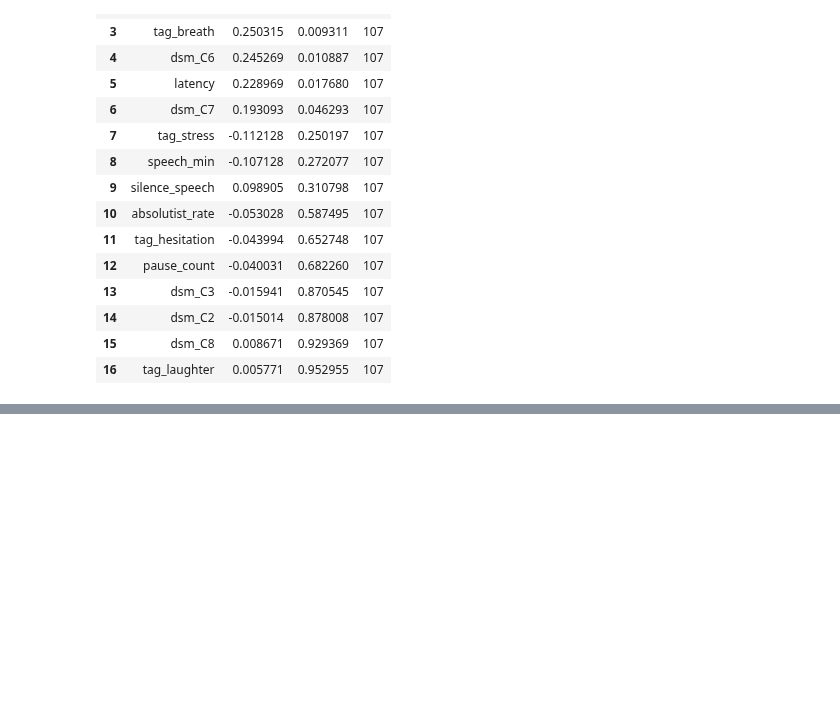
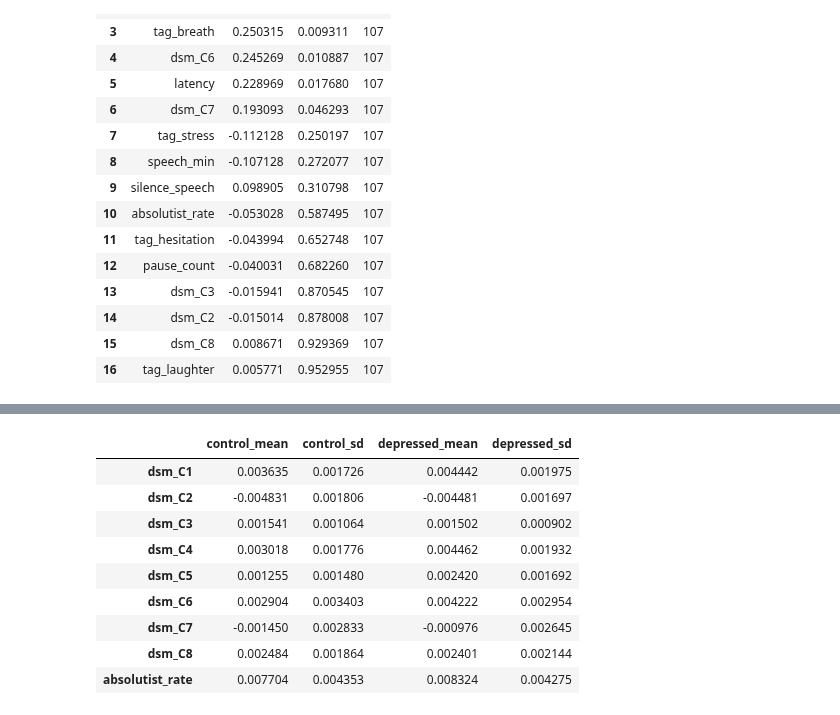
Before and after one commit to xnes/depression-gnn, a Jupyter notebook: notebooks/01_dataset_eda.ipynb, the cells around one changed output, grey strips where cells are left out. Saved outputs shown, nothing was run; the diff lists cells and outputs as text; code cells hidden in the pictures; blank space fills up the shorter version.

```diff
--- a/notebooks/01_dataset_eda.ipynb
+++ b/notebooks/01_dataset_eda.ipynb
@@ -192,0 +198,29 @@ direction
+# %%
+import numpy as np
+OUTPUT_DIR = '/content/drive/MyDrive/Colab Notebooks/outputs/paper1/v2'   # outside the repository
+os.makedirs(OUTPUT_DIR, exist_ok=True)
+crit_cols = [c for c in cohorts['daic_train'].features.columns if c.startswith('dsm_')] + ['absolutist_rate']
+
+pool_parts = [cohorts['daic_train'], cohorts['daic_dev']]
+pool_feats = pd.concat([c.features.loc[c.ids, crit_cols] for c in pool_parts])
+pool_y = np.concatenate([c.y for c in pool_parts])
+reference = pd.DataFrame({
+    'control_mean': pool_feats[pool_y == 0].mean(), 'control_sd': pool_feats[pool_y == 0].std(),
+    'depressed_mean': pool_feats[pool_y == 1].mean(), 'depressed_sd': pool_feats[pool_y == 1].std(),
+})
+reference.to_csv(OUT / 'dsm5_reference_pool.csv')
+
+test_c = cohorts['daic_test']
+test_c.features.loc[test_c.ids, crit_cols].to_csv(f'{OUTPUT_DIR}/criterion_scores_daic_test.csv')
+reference
+# %% [output]
+|  | control_mean | control_sd | depressed_mean | depressed_sd |
+| dsm_C1 | 0.003635 | 0.001726 | 0.004442 | 0.001975 |
+| dsm_C2 | -0.004831 | 0.001806 | -0.004481 | 0.001697 |
+| dsm_C3 | 0.001541 | 0.001064 | 0.001502 | 0.000902 |
+| dsm_C4 | 0.003018 | 0.001776 | 0.004462 | 0.001932 |
+| dsm_C5 | 0.001255 | 0.001480 | 0.002420 | 0.001692 |
+| dsm_C6 | 0.002904 | 0.003403 | 0.004222 | 0.002954 |
+| dsm_C7 | -0.001450 | 0.002833 | -0.000976 | 0.002645 |
+| dsm_C8 | 0.002484 | 0.001864 | 0.002401 | 0.002144 |
+| absolutist_rate | 0.007704 | 0.004353 | 0.008324 | 0.004275 |
```
Also changed, not shown: parts of 3 cells of this notebook, 12 other files.
